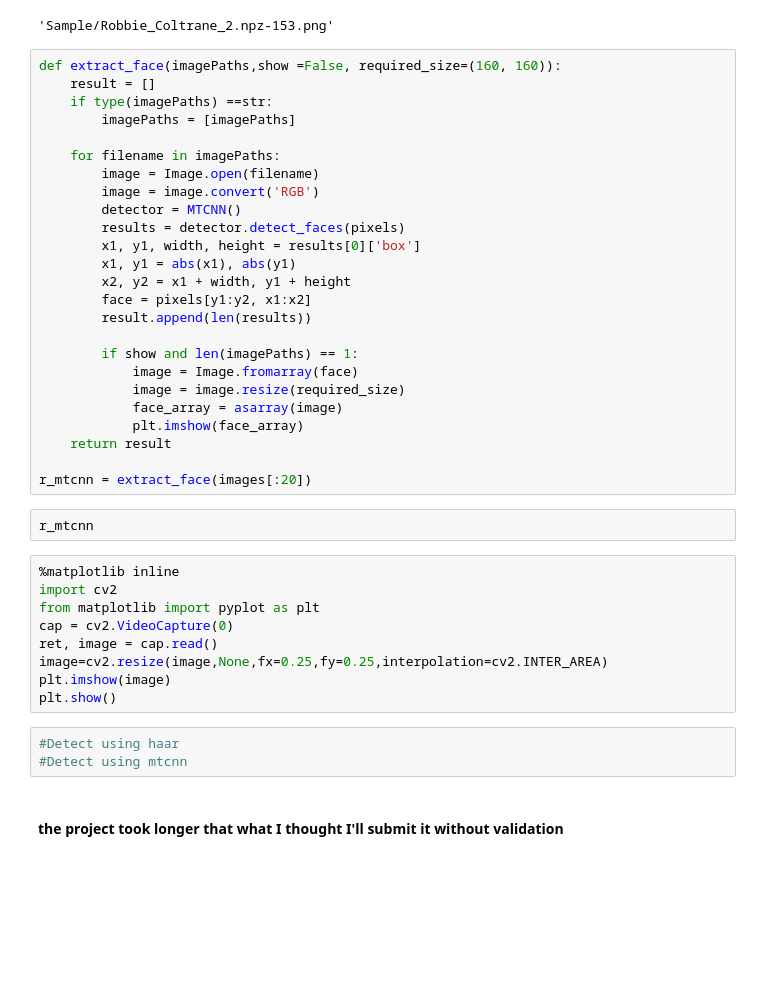
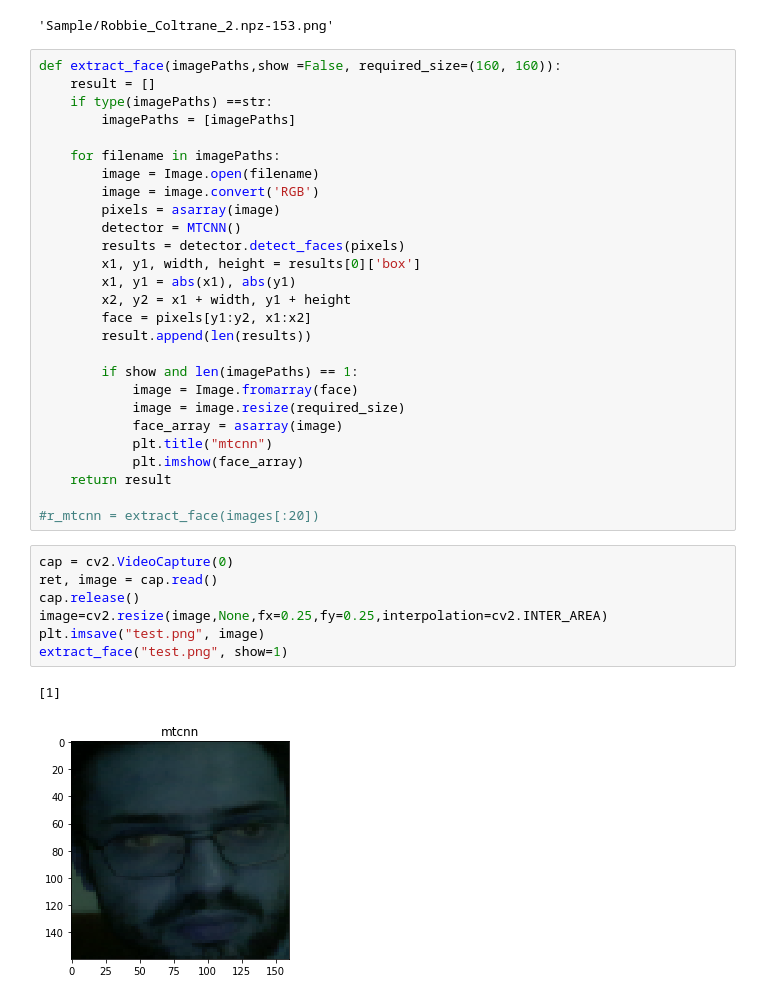
Before and after one commit to nalhaidari/fihmai, a Jupyter notebook: fihm_Nayef_P3.ipynb, the cells around one changed output. Drawn from its saved outputs; the diff is of its cells as text; blank space fills up the shorter version.

```diff
--- a/fihm_Nayef_P3.ipynb
+++ b/fihm_Nayef_P3.ipynb
@@ -123,6 +124,7 @@ def extract_face(imagePaths,show =False, required_size=(160, 160)):
     for filename in imagePaths:
         image = Image.open(filename)
         image = image.convert('RGB')
+        pixels = asarray(image)
         detector = MTCNN()
         results = detector.detect_faces(pixels)
         x1, y1, width, height = results[0]['box']
@@ -135,23 +137,18 @@ def extract_face(imagePaths,show =False, required_size=(160, 160)):
             image = Image.fromarray(face)
             image = image.resize(required_size)
             face_array = asarray(image)
+            plt.title("mtcnn")
             plt.imshow(face_array)
     return result
 
-r_mtcnn = extract_face(images[:20])
+#r_mtcnn = extract_face(images[:20])
-# %%
-r_mtcnn
 # %%
-%matplotlib inline
-import cv2
-from matplotlib import pyplot as plt
 cap = cv2.VideoCapture(0)
 ret, image = cap.read()
+cap.release()
 image=cv2.resize(image,None,fx=0.25,fy=0.25,interpolation=cv2.INTER_AREA)
-plt.imshow(image)
-plt.show()
+plt.imsave("test.png", image)
+extract_face("test.png", show=1)
+# %% [output]
+[1]
+[figure, added]
-# %%
-#Detect using haar
-#Detect using mtcnn
-# %% [markdown]
-#### the project took longer that what I thought I'll submit it without validation
```
Also changed, not shown: parts of 2 cells of this notebook.
